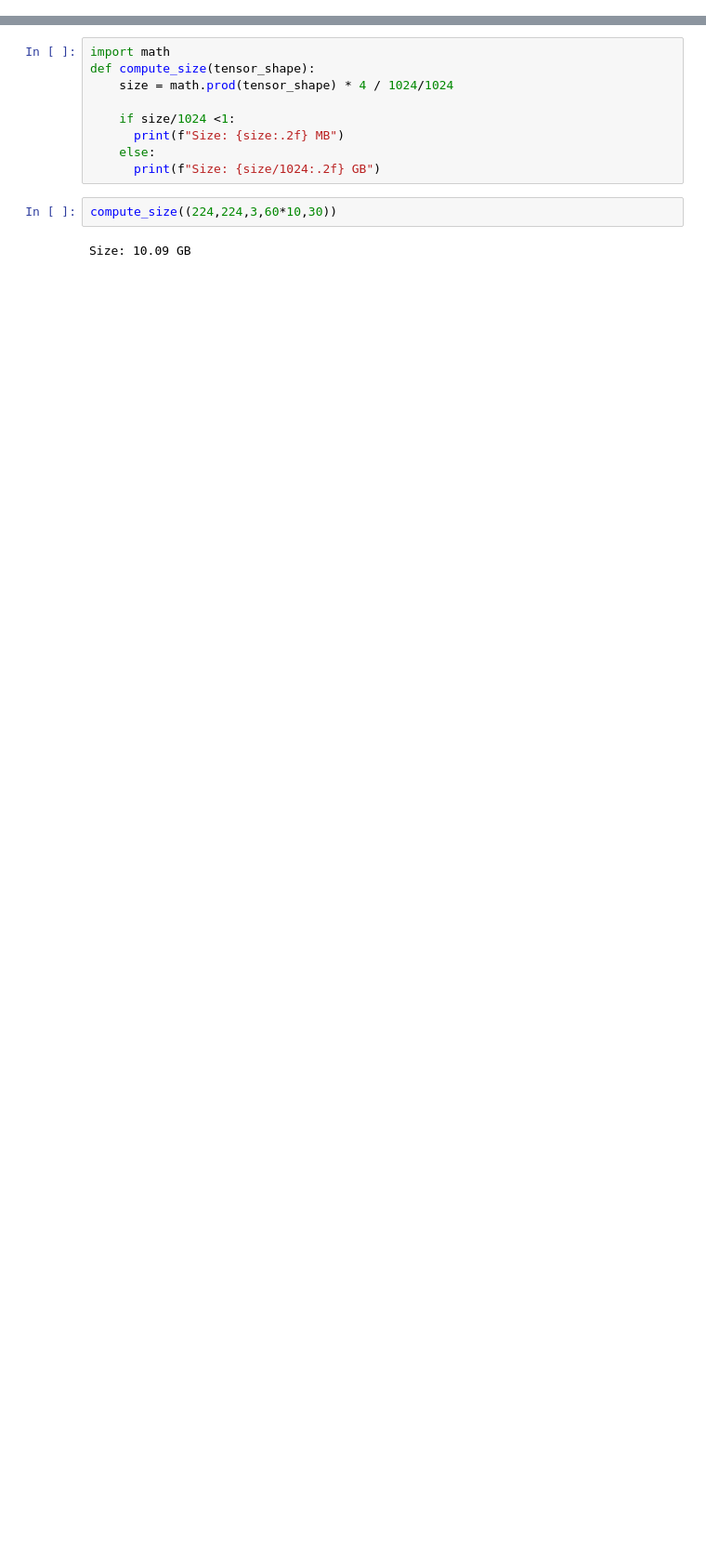
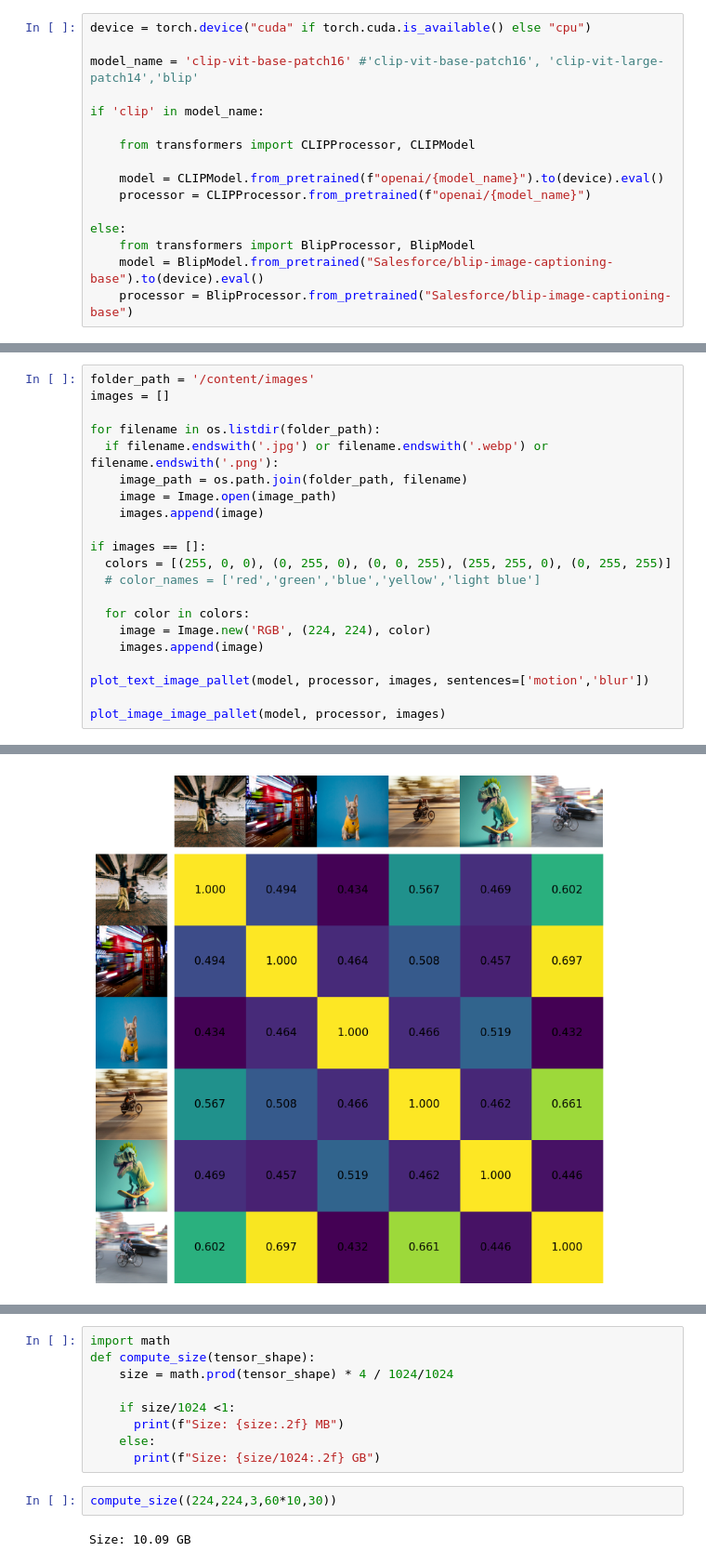
Before and after one commit to abreza/clip-video-embedder, a Jupyter notebook: examples/Toy_Examples.ipynb, the cells around one changed output, grey strips where cells are left out. Shown at 93% size. Drawn from its saved outputs; the diff is of its cells as text; blank space fills up the shorter version.

```diff
--- a/examples/Toy_Examples.ipynb
+++ b/examples/Toy_Examples.ipynb
@@ -684,0 +30,16 @@ images
+# %%
+device = torch.device("cuda" if torch.cuda.is_available() else "cpu")
+
+model_name = 'clip-vit-base-patch16' #'clip-vit-base-patch16', 'clip-vit-large-patch14','blip'
+
+if 'clip' in model_name:
+
+    from transformers import CLIPProcessor, CLIPModel
+
+    model = CLIPModel.from_pretrained(f"openai/{model_name}").to(device).eval()
+    processor = CLIPProcessor.from_pretrained(f"openai/{model_name}")
+
+else:
+    from transformers import BlipProcessor, BlipModel
+    model = BlipModel.from_pretrained("Salesforce/blip-image-captioning-base").to(device).eval()
+    processor = BlipProcessor.from_pretrained("Salesforce/blip-image-captioning-base")
@@ -684,0 +144,22 @@ images
+# %%
+folder_path = '/content/images'
+images = []
+
+for filename in os.listdir(folder_path):
+  if filename.endswith('.jpg') or filename.endswith('.webp') or filename.endswith('.png'):
+    image_path = os.path.join(folder_path, filename)
+    image = Image.open(image_path)
+    images.append(image)
+
+if images == []:
+  colors = [(255, 0, 0), (0, 255, 0), (0, 0, 255), (255, 255, 0), (0, 255, 255)]
+  # color_names = ['red','green','blue','yellow','light blue']
+
+  for color in colors:
+    image = Image.new('RGB', (224, 224), color)
+    images.append(image)
+
+plot_text_image_pallet(model, processor, images, sentences=['motion','blur'])
+
+plot_image_image_pallet(model, processor, images)
+# %% [output]
@@ -684,0 +171 @@ images
+[figure, added]
```
Also changed, not shown: parts of 50 cells of this notebook, 2 other files.
